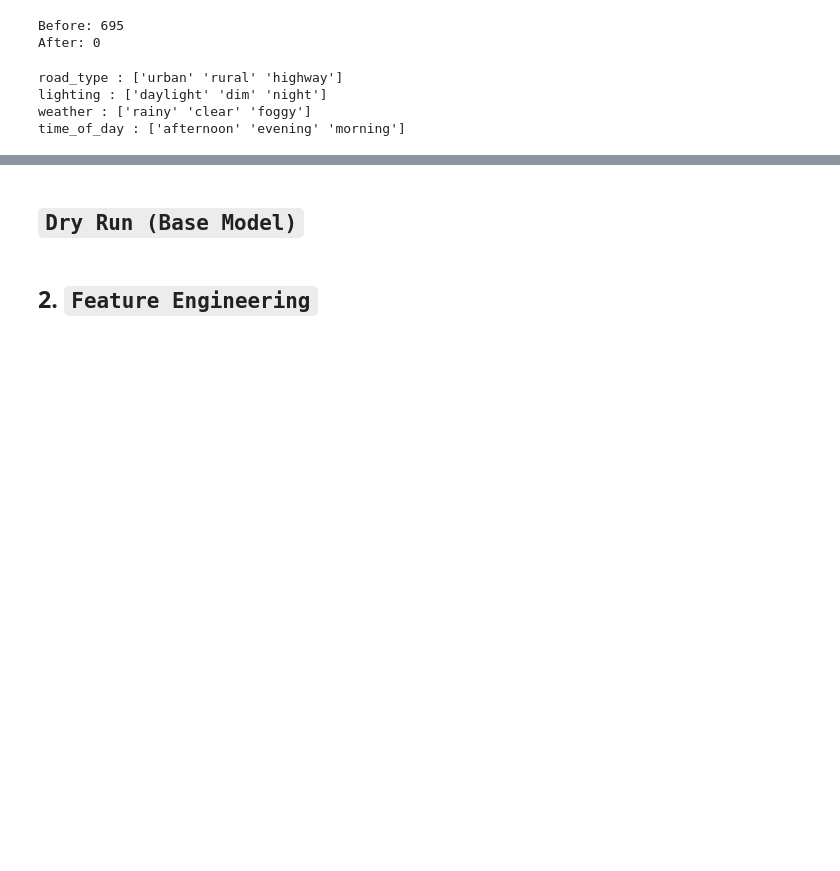
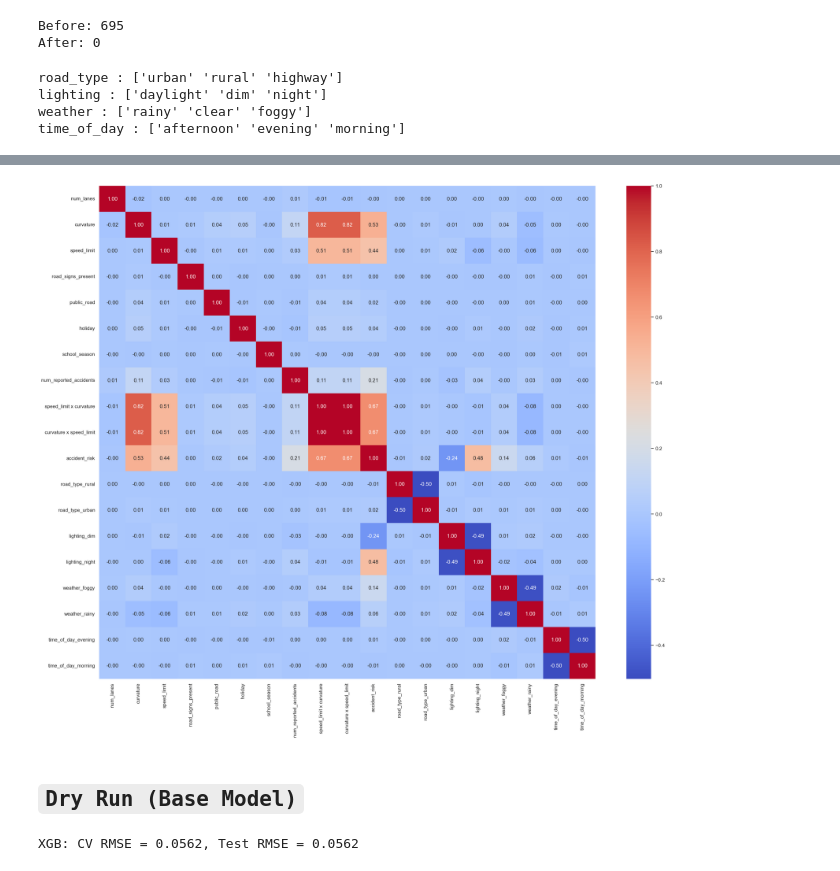
Before and after one commit to KarthikNot/Kaggle-S5E10, a Jupyter notebook: notebooks/Kaggle-S5E10.ipynb, the cells around one changed output, grey strips where cells are left out. Saved outputs shown, nothing was run; the diff lists cells and outputs as text; code cells hidden in the pictures; blank space fills up the shorter version.

```diff
--- a/notebooks/Kaggle-S5E10.ipynb
+++ b/notebooks/Kaggle-S5E10.ipynb
@@ -249,13 +336,14 @@ testData[boolCols] = testData[boolCols].astype(int)
 # %%
 # encoding string(object) features
-print(objCols)
+objCols = feTrain.select_dtypes('object').columns
+
 try:
-    trainData = pd.get_dummies(trainData, columns=objCols,)
-    testData  = pd.get_dummies(testData,  columns=objCols,)
+    feTrain = pd.get_dummies(feTrain, columns=objCols, drop_first=True)
+    feTest = pd.get_dummies(feTest,  columns=objCols, drop_first=True)
 except:
     pass
 
 # Convert bool → int
-boolCols = trainData.select_dtypes('bool').columns
-trainData[boolCols] = trainData[boolCols].astype(int)
-testData[boolCols]  = testData[boolCols].astype(int)
+boolCols = feTrain.select_dtypes('bool').columns
+feTrain[boolCols] = feTrain[boolCols].astype(int)
+feTest[boolCols]  = feTest[boolCols].astype(int)
@@ -264,3 +390,9 @@ Index(['road_type', 'lighting', 'weather', 'time_of_day'], dtype='object')
+# %%
+plt.figure(figsize = (25, 20))
+sns.heatmap(feTrain.corr(), annot = True, fmt = '.2f', cmap = 'coolwarm')
+plt.show()
+# %% [output]
+[figure, added]
 # %% [markdown]
 ## `Dry Run (Base Model)`
 # %%
@@ -299,10 +431,11 @@ def giveSubmission(model, testData : pd.DataFrame, X, y, fileName : str):
     else:
         drySub.to_csv(f'../data/submissions/{fileName}.csv', index = False)
 # %%
-X = trainData.drop('accident_risk', axis = 1)
-y = trainData['accident_risk']
+X = feTrain.drop('accident_risk', axis = 1)
+y = feTrain['accident_risk']
 
+trainModels(models, X, y)
 # giveSubmission(XGBRegressor(), testData, X, y, 'DryRun.csv')
+# %% [output]
+XGB: CV RMSE = 0.0562, Test RMSE = 0.0562
-# %% [markdown]
-## 2. `Feature Engineering`
 # %%
```
Also changed, not shown: parts of 13 cells of this notebook.
